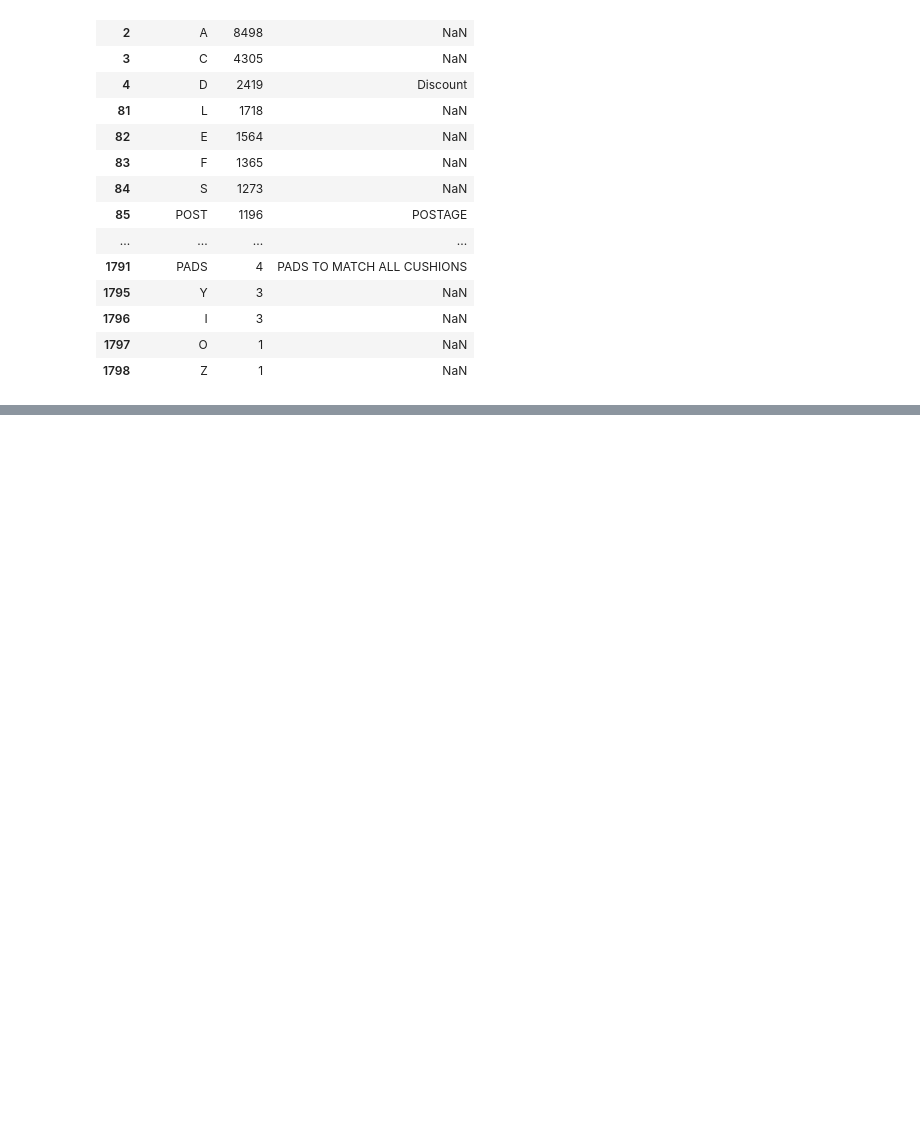
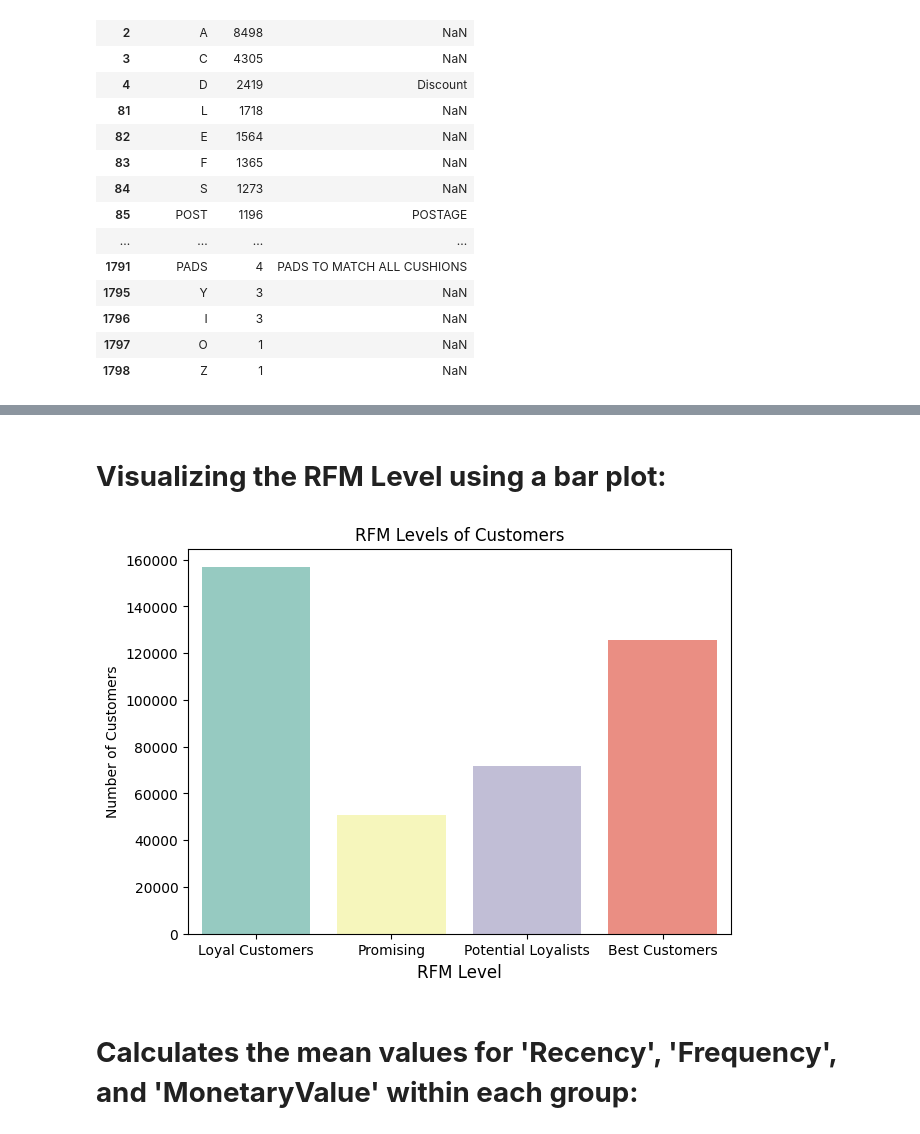
Before and after one commit to Tiwari666/K_Means_Clustering, a Jupyter notebook: K_Means_Clustering_E_Commerce.ipynb, the cells around one changed output, grey strips where cells are left out. Drawn from its saved outputs; the diff is of its cells as text; code cells hidden in the pictures; blank space fills up the shorter version.

```diff
--- a/K_Means_Clustering_E_Commerce.ipynb
+++ b/K_Means_Clustering_E_Commerce.ipynb
@@ -232,0 +387,2 @@ unique_SC
+# %%
+df['InvoiceDate'] = pd.to_datetime(df['InvoiceDate'])
@@ -232,0 +522,26 @@ unique_SC
+# %%
+def assign_rfm_level(row):
+    """
+    Assigns the RFM level based on the RFM score.
+
+    Parameters:
+    row (pandas.Series): A row from the DataFrame containing RFM scores.
+
+    Returns:
+    str: The RFM level category as string.
+    """
+
+    if row['RFM_Score'] >= 10:
+        return 'Best Customers'
+    elif 6 <= row['RFM_Score'] < 10:  # Simplified condition using chaining comparison
+        return 'Loyal Customers'
+    elif 4 <= row['RFM_Score'] < 6:   # Simplified condition using chaining comparison
+        return 'Potential Loyalists'
+    elif 2 <= row['RFM_Score'] < 4:   # Simplified condition using chaining comparison
+        return 'Promising'
+    else:
+        return 'Needs Attention'
+
+# Apply the function to each row of the DataFrame retail along the axis 1 (row-wise)
+df['RFM_Level'] = df.apply(assign_rfm_level, axis=1)
+df
@@ -232,0 +562,23 @@ unique_SC
+# %% [markdown]
+# **Visualizing the RFM Level using a bar plot:**
+# %%
+import matplotlib.pyplot as plt
+import seaborn as sns
+
+# Define the figure size
+plt.figure(figsize=(7, 5))
+
+# Create a countplot to visualize the number of customers per RFM level
+sns.countplot(data=df, hue='RFM_Level',x='RFM_Level', palette='Set3')
+
+# Set labels and title
+plt.xlabel('RFM Level', fontsize=12)
+plt.ylabel('Number of Customers')
+plt.title('RFM Levels of Customers')
+
+# Show the plot
+plt.show()
+# %% [output]
+[figure, added]
+# %% [markdown]
+# **Calculates the mean values for 'Recency', 'Frequency', and 'MonetaryValue' within each group:**
```
Also changed, not shown: parts of 79 cells of this notebook.
